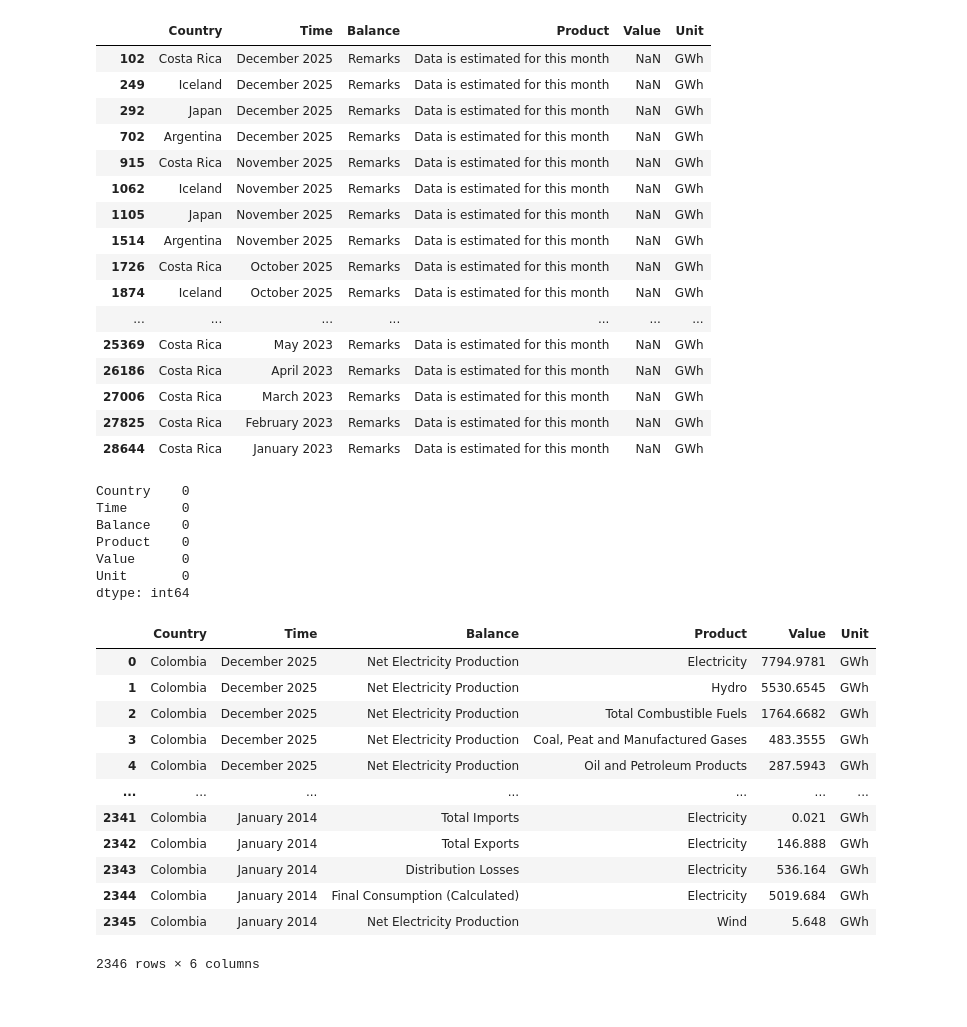
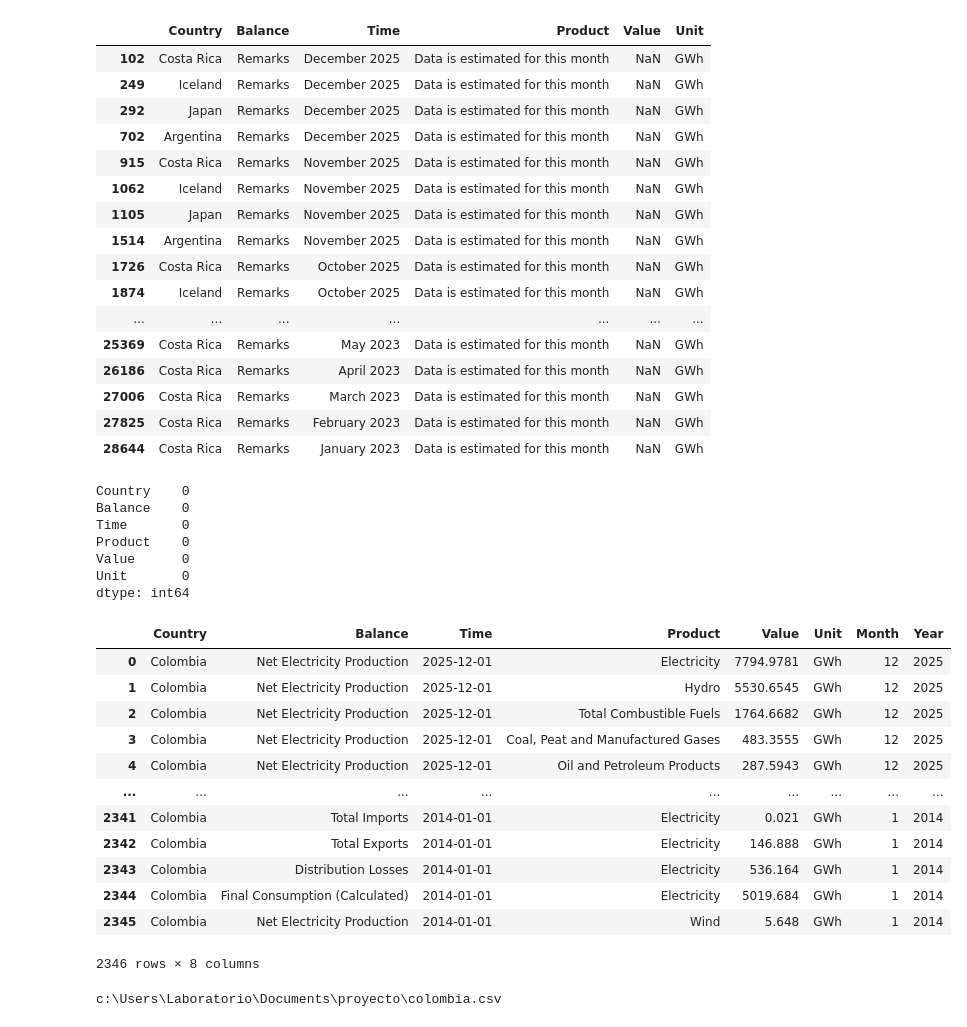
Before and after one commit to upar1234/Bootcamp2026-1, a Jupyter notebook: Codigo/limpieza.ipynb, the cells around one changed output. Drawn from its saved outputs; the diff is of its cells as text; code cells hidden in the pictures.

```diff
--- a/Codigo/limpieza.ipynb
+++ b/Codigo/limpieza.ipynb
@@ -4,7 +4,7 @@ import numpy as np
 import matplotlib.pyplot as plt
 import seaborn as sns
 
-df = pd.read_excel('C:/Users/Alejandro/OneDrive/Documents/GitHub/Bootcamp2026-1/Documentos/MES_1225.xlsx')
+df = pd.read_excel('MES_1225.xlsx')
 # %%
 df.head(20)
 # %% [output]
@@ -70,49 +71,66 @@ nulos = df.isnull()
 nulos = df[nulos['Value'] == True]
 nulos
 # %% [output]
-|  | Country | Time | Balance | Product | Value | Unit |
-| 102 | Costa Rica | December 2025 | Remarks | Data is estimated for this month | NaN | GWh |
-| 249 | Iceland | December 2025 | Remarks | Data is estimated for this month | NaN | GWh |
-| 292 | Japan | December 2025 | Remarks | Data is estimated for this month | NaN | GWh |
-| 702 | Argentina | December 2025 | Remarks | Data is estimated for this month | NaN | GWh |
-| 915 | Costa Rica | November 2025 | Remarks | Data is estimated for this month | NaN | GWh |
-| 1062 | Iceland | November 2025 | Remarks | Data is estimated for this month | NaN | GWh |
-| 1105 | Japan | November 2025 | Remarks | Data is estimated for this month | NaN | GWh |
-| 1514 | Argentina | November 2025 | Remarks | Data is estimated for this month | NaN | GWh |
-| 1726 | Costa Rica | October 2025 | Remarks | Data is estimated for this month | NaN | GWh |
-| 1874 | Iceland | October 2025 | Remarks | Data is estimated for this month | NaN | GWh |
+|  | Country | Balance | Time | Product | Value | Unit |
+| 102 | Costa Rica | Remarks | December 2025 | Data is estimated for this month | NaN | GWh |
+| 249 | Iceland | Remarks | December 2025 | Data is estimated for this month | NaN | GWh |
+| 292 | Japan | Remarks | December 2025 | Data is estimated for this month | NaN | GWh |
+| 702 | Argentina | Remarks | December 2025 | Data is estimated for this month | NaN | GWh |
+| 915 | Costa Rica | Remarks | November 2025 | Data is estimated for this month | NaN | GWh |
+| 1062 | Iceland | Remarks | November 2025 | Data is estimated for this month | NaN | GWh |
+| 1105 | Japan | Remarks | November 2025 | Data is estimated for this month | NaN | GWh |
+| 1514 | Argentina | Remarks | November 2025 | Data is estimated for this month | NaN | GWh |
+| 1726 | Costa Rica | Remarks | October 2025 | Data is estimated for this month | NaN | GWh |
+| 1874 | Iceland | Remarks | October 2025 | Data is estimated for this month | NaN | GWh |
 | ... | ... | ... | ... | ... | ... | ... |
-| 25369 | Costa Rica | May 2023 | Remarks | Data is estimated for this month | NaN | GWh |
-| 26186 | Costa Rica | April 2023 | Remarks | Data is estimated for this month | NaN | GWh |
-| 27006 | Costa Rica | March 2023 | Remarks | Data is estimated for this month | NaN | GWh |
-| 27825 | Costa Rica | February 2023 | Remarks | Data is estimated for this month | NaN | GWh |
-| 28644 | Costa Rica | January 2023 | Remarks | Data is estimated for this month | NaN | GWh |
+| 25369 | Costa Rica | Remarks | May 2023 | Data is estimated for this month | NaN | GWh |
+| 26186 | Costa Rica | Remarks | April 2023 | Data is estimated for this month | NaN | GWh |
+| 27006 | Costa Rica | Remarks | March 2023 | Data is estimated for this month | NaN | GWh |
+| 27825 | Costa Rica | Remarks | February 2023 | Data is estimated for this month | NaN | GWh |
+| 28644 | Costa Rica | Remarks | January 2023 | Data is estimated for this month | NaN | GWh |
 # %%
 df.dropna(inplace=True)
 # %%
 df.isna().sum()
 # %% [output]
 Country    0
+Balance    0
 Time       0
-Balance    0
 Product    0
 Value      0
 Unit       0
 dtype: int64
 # %%
+df['Time'] = pd.to_datetime(df['Time'])
+# Extraer el número del mes (1 al 12)
+
+df['Month'] = df['Time'].dt.month
+# Extraer el año (ej. 2026)
+df['Year'] = df['Time'].dt.year
+
 colombia = df[df['Country'] == 'Colombia']
 colombia.reset_index(drop = True)
 # %% [output]
-|  | Country | Time | Balance | Product | Value | Unit |
-| 0 | Colombia | December 2025 | Net Electricity Production | Electricity | 7794.9781 | GWh |
-| 1 | Colombia | December 2025 | Net Electricity Production | Hydro | 5530.6545 | GWh |
-| 2 | Colombia | December 2025 | Net Electricity Production | Total Combustible Fuels | 1764.6682 | GWh |
-| 3 | Colombia | December 2025 | Net Electricity Production | Coal, Peat and Manufactured Gases | 483.3555 | GWh |
-| 4 | Colombia | December 2025 | Net Electricity Production | Oil and Petroleum Products | 287.5943 | GWh |
-| ... | ... | ... | ... | ... | ... | ... |
-| 2341 | Colombia | January 2014 | Total Imports | Electricity | 0.021 | GWh |
-| 2342 | Colombia | January 2014 | Total Exports | Electricity | 146.888 | GWh |
-| 2343 | Colombia | January 2014 | Distribution Losses | Electricity | 536.164 | GWh |
-| 2344 | Colombia | January 2014 | Final Consumption (Calculated) | Electricity | 5019.684 | GWh |
-| 2345 | Colombia | January 2014 | Net Electricity Production | Wind | 5.648 | GWh |
+|  | Country | Balance | Time | Product | Value | Unit | Month | Year |
+| 0 | Colombia | Net Electricity Production | 2025-12-01 | Electricity | 7794.9781 | GWh | 12 | 2025 |
+| 1 | Colombia | Net Electricity Production | 2025-12-01 | Hydro | 5530.6545 | GWh | 12 | 2025 |
+| 2 | Colombia | Net Electricity Production | 2025-12-01 | Total Combustible Fuels | 1764.6682 | GWh | 12 | 2025 |
+| 3 | Colombia | Net Electricity Production | 2025-12-01 | Coal, Peat and Manufactured Gases | 483.3555 | GWh | 12 | 2025 |
+| 4 | Colombia | Net Electricity Production | 2025-12-01 | Oil and Petroleum Products | 287.5943 | GWh | 12 | 2025 |
+| ... | ... | ... | ... | ... | ... | ... | ... | ... |
+| 2341 | Colombia | Total Imports | 2014-01-01 | Electricity | 0.021 | GWh | 1 | 2014 |
+| 2342 | Colombia | Total Exports | 2014-01-01 | Electricity | 146.888 | GWh | 1 | 2014 |
+| 2343 | Colombia | Distribution Losses | 2014-01-01 | Electricity | 536.164 | GWh | 1 | 2014 |
+| 2344 | Colombia | Final Consumption (Calculated) | 2014-01-01 | Electricity | 5019.684 | GWh | 1 | 2014 |
+| 2345 | Colombia | Net Electricity Production | 2014-01-01 | Wind | 5.648 | GWh | 1 | 2014 |
-2346 rows × 6 columns
+2346 rows × 8 columns
+# %%
+from IPython.display import FileLink
+
+# 1. Guardas el DataFrame como CSV
+colombia.to_csv('colombia.csv', index=False)
+
+# 2. Creas un enlace de descarga interactivo
+FileLink('colombia.csv')
+# %% [output]
+c:\Users\Laboratorio\Documents\proyecto\colombia.csv
```
Also changed, not shown: parts of 8 cells of this notebook.
